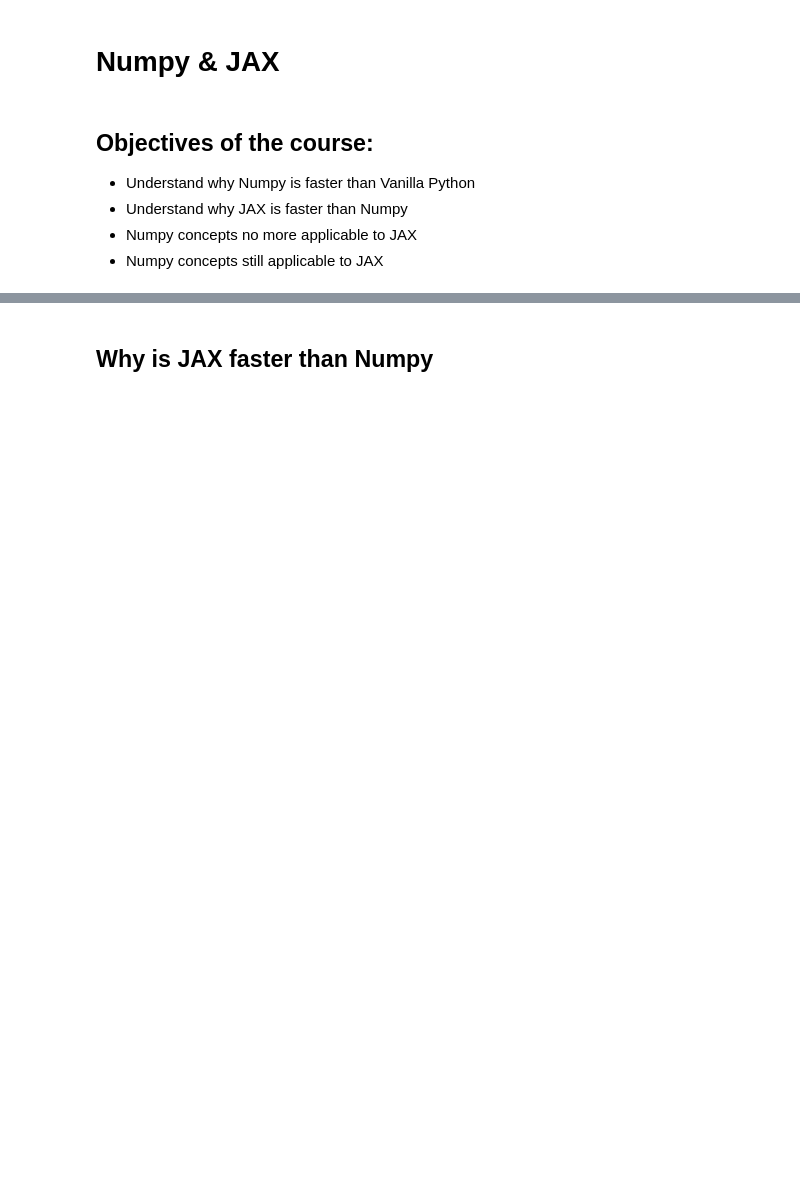
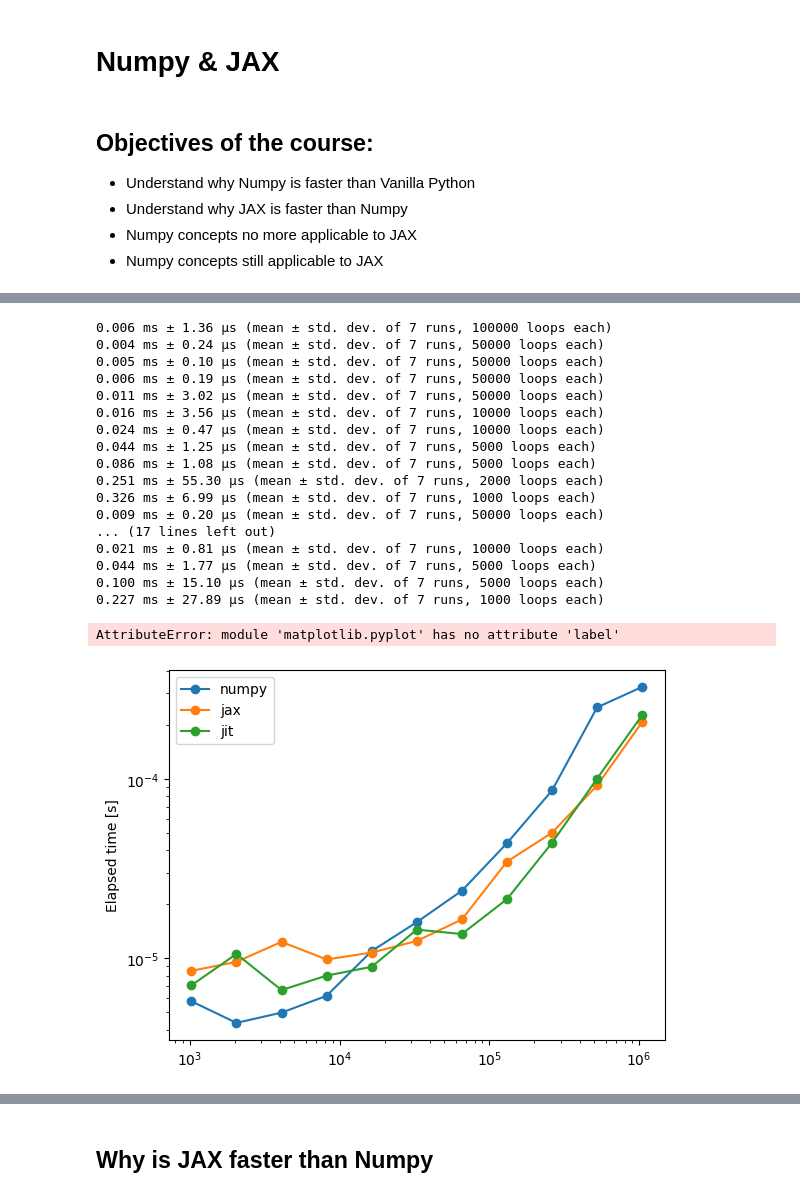
Before and after one commit to pchanial/python-for-data-scientists, a Jupyter notebook: Course_Numpy_JAX_APC.ipynb, the cells around one changed output, grey strips where cells are left out. Cells and saved outputs as stored; diff of their text form; code cells hidden in the pictures; blank space fills up the shorter version.

```diff
--- a/Course_Numpy_JAX_APC.ipynb
+++ b/Course_Numpy_JAX_APC.ipynb
@@ -23,0 +68,32 @@ def pointer(x: np.ndarray) -> int:
+# %%
+values = [2**n for n in range(10, 21)]
+
+setup_numpy = lambda n: (np.arange(n, dtype=np.float32),)
+setup_jax = lambda n: (jnp.arange(n, dtype=np.float32),)
+results = bench_many(
+    [np.sum, jnp.sum, jax.jit(jnp.sum)],
+    values,
+    setups=[setup_numpy, setup_jax, setup_jax],
+    labels=['numpy', 'jax', 'jit'],
+)
+mp.title('sum(x)')
+# %% [output]
+0.006 ms ± 1.36 µs (mean ± std. dev. of 7 runs, 100000 loops each)
+0.004 ms ± 0.24 µs (mean ± std. dev. of 7 runs, 50000 loops each)
+0.005 ms ± 0.10 µs (mean ± std. dev. of 7 runs, 50000 loops each)
+0.006 ms ± 0.19 µs (mean ± std. dev. of 7 runs, 50000 loops each)
+0.011 ms ± 3.02 µs (mean ± std. dev. of 7 runs, 50000 loops each)
+0.016 ms ± 3.56 µs (mean ± std. dev. of 7 runs, 10000 loops each)
+0.024 ms ± 0.47 µs (mean ± std. dev. of 7 runs, 10000 loops each)
+0.044 ms ± 1.25 µs (mean ± std. dev. of 7 runs, 5000 loops each)
+0.086 ms ± 1.08 µs (mean ± std. dev. of 7 runs, 5000 loops each)
+0.251 ms ± 55.30 µs (mean ± std. dev. of 7 runs, 2000 loops each)
+0.326 ms ± 6.99 µs (mean ± std. dev. of 7 runs, 1000 loops each)
+0.009 ms ± 0.20 µs (mean ± std. dev. of 7 runs, 50000 loops each)
+... (17 lines left out)
+0.021 ms ± 0.81 µs (mean ± std. dev. of 7 runs, 10000 loops each)
+0.044 ms ± 1.77 µs (mean ± std. dev. of 7 runs, 5000 loops each)
+0.100 ms ± 15.10 µs (mean ± std. dev. of 7 runs, 5000 loops each)
+0.227 ms ± 27.89 µs (mean ± std. dev. of 7 runs, 1000 loops each)
+AttributeError: module 'matplotlib.pyplot' has no attribute 'label'
+[figure, added]
```
Also changed, not shown: parts of 8 cells of this notebook.
